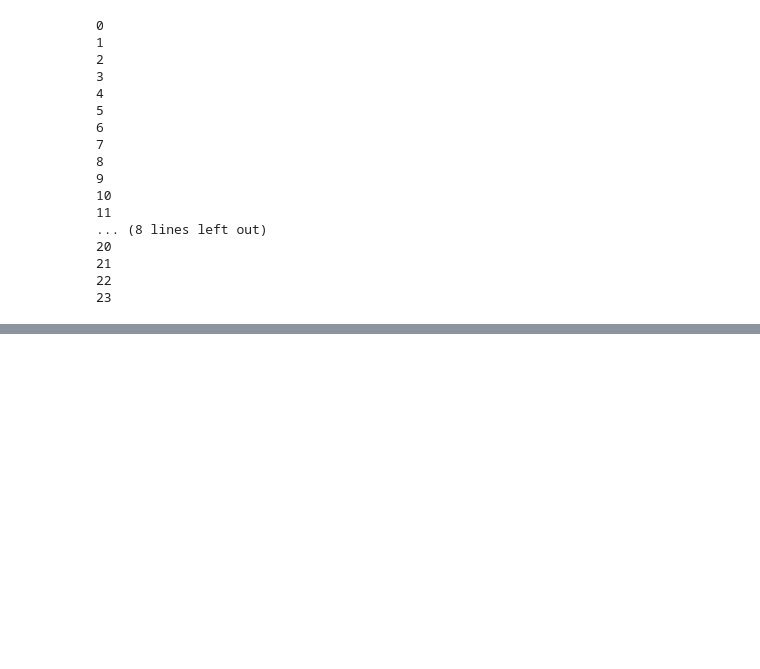
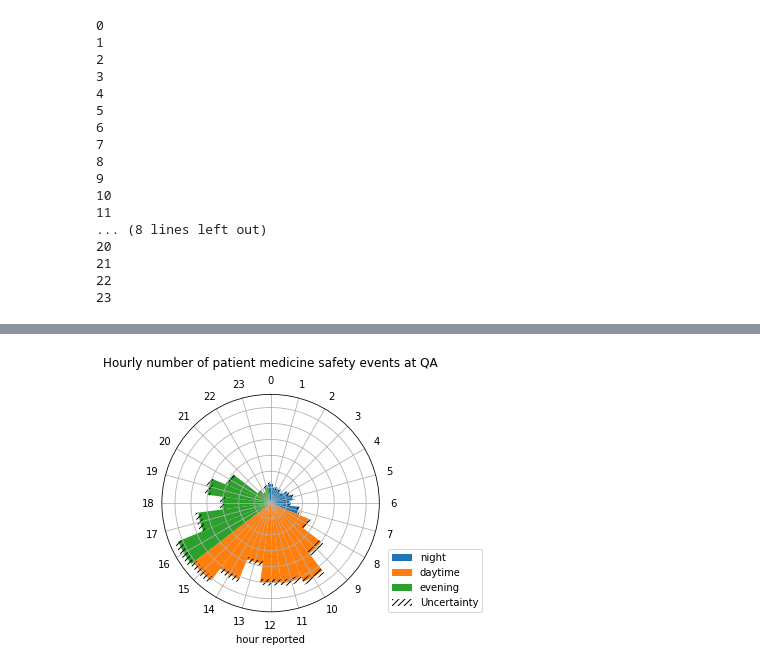
Before and after one commit to meevans1/PortsmouthHospitalTrust, a Jupyter notebook: patient_medicine_events_over_time/hour_of_patient_medicine_safety_events_at_QA.ipynb, the cells around one changed output, grey strips where cells are left out. Drawn from its saved outputs; the diff is of its cells as text; code cells hidden in the pictures; blank space fills up the shorter version.

```diff
--- a/patient_medicine_events_over_time/hour_of_patient_medicine_safety_events_at_QA.ipynb
+++ b/patient_medicine_events_over_time/hour_of_patient_medicine_safety_events_at_QA.ipynb
@@ -164,0 +165,32 @@ lines, labels = plt.thetagrids( theta_deg, (data_x) )
+# %%
+df_rep = df.copy()
+df_rep = df_rep[df_rep.inc_dreported > '2016-03-31']
+df_rep = df_rep[df_rep.inc_dreported < '2019-10-01']
+df_rep['rep_hour'] = df_rep['inc_submittedtime'].str[:2]
+df_rep = df_rep.astype({'rep_hour':'int'})
+data_y_tot,_ = np.histogram(df_rep.rep_hour.values, bins=bins)
+data_y = data_y_tot/total_days
+data_y_err = np.sqrt(data_y_tot)/total_days
+radii = data_y
+radii_err = data_y_err
+morning_radii = np.zeros(len(radii))
+afternoon_radii = np.zeros(len(radii))
+evening_radii = np.zeros(len(radii))
+for i in range(24):
+    if i <= 7: morning_radii[i] = radii[i]
+    elif i >= 8 and i <= 15: afternoon_radii[i] = radii[i]
+    else: evening_radii[i] = radii[i]
+ax = plt.subplot(111, projection='polar');
+ax.bar(theta, morning_radii, width=width,label='night');
+ax.bar(theta, afternoon_radii, width=width,label='daytime');
+ax.bar(theta, evening_radii, width=width,label='evening');
+ax.bar(theta, 2*radii_err, bottom=radii-radii_err,width=width,alpha=0.5,color='none',hatch="////",label='Uncertainty');
+ax.set_theta_offset(np.pi/2)
+ax.set_theta_direction(-1)
+ax.set_yticklabels([])
+plt.xlabel('hour reported')
+plt.title('Hourly number of patient medicine safety events at QA',y=1.1)
+plt.legend(loc=(1.04,0))
+lines, labels = plt.thetagrids( theta_deg, (data_x) );
+# %% [output]
+[figure, added]
```
Also changed, not shown: parts of 6 cells of this notebook, 16 other files.
